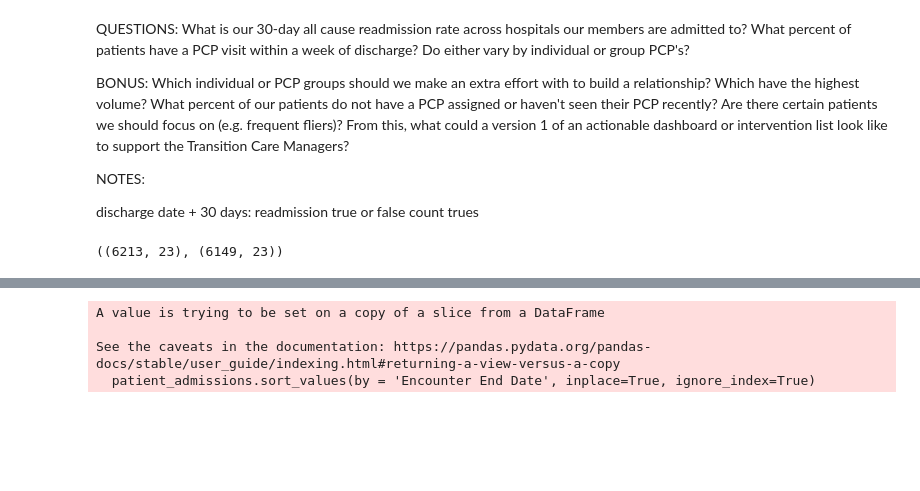
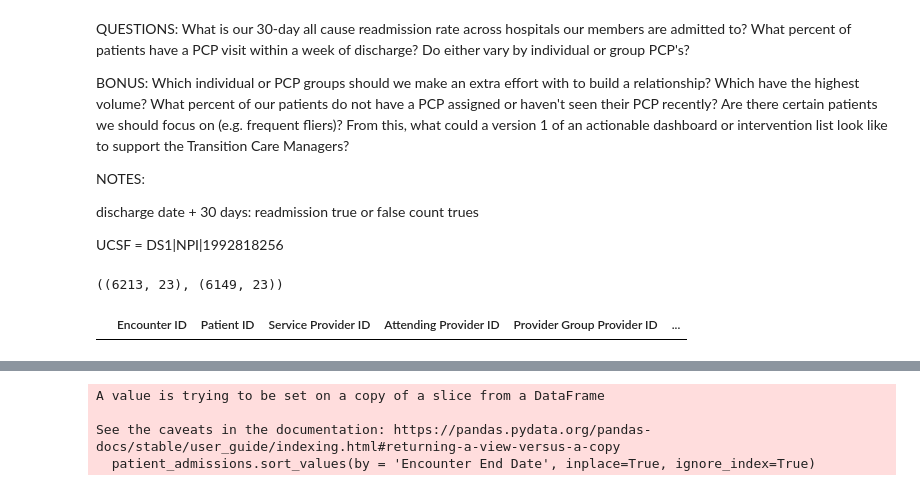
Before and after one commit to simon-mack/hospital_readmission_analysis, a Jupyter notebook: notebooks/Ursa.ipynb, the cells around one changed output, grey strips where cells are left out. Saved outputs shown, nothing was run; the diff lists cells and outputs as text; code cells hidden in the pictures; blank space fills up the shorter version.

```diff
--- a/notebooks/Ursa.ipynb
+++ b/notebooks/Ursa.ipynb
@@ -16,6 +16,8 @@ NOTES:
 
 discharge date + 30 days: readmission true or false
 count trues
+
+UCSF = DS1|NPI|1992818256
 # %%
 import pandas as pd
 import datetime as dt
@@ -30,3 +32,7 @@ admissions_dedup = admissions_dedup.sort_values(by=['Patient ID','Encounter End
 admissions.shape, admissions_dedup.shape
 # %% [output]
 ((6213, 23), (6149, 23))
+# %%
+pcp_visits[pcp_visits['Provider Group Provider ID'] == 'DS1|NPI|1992818256']
+# %% [output]
+|  | Encounter ID | Patient ID | Service Provider ID | Attending Provider ID | Provider Group Provider ID | ... |
```
Also changed, not shown: parts of 23 cells of this notebook, 9 other files.
